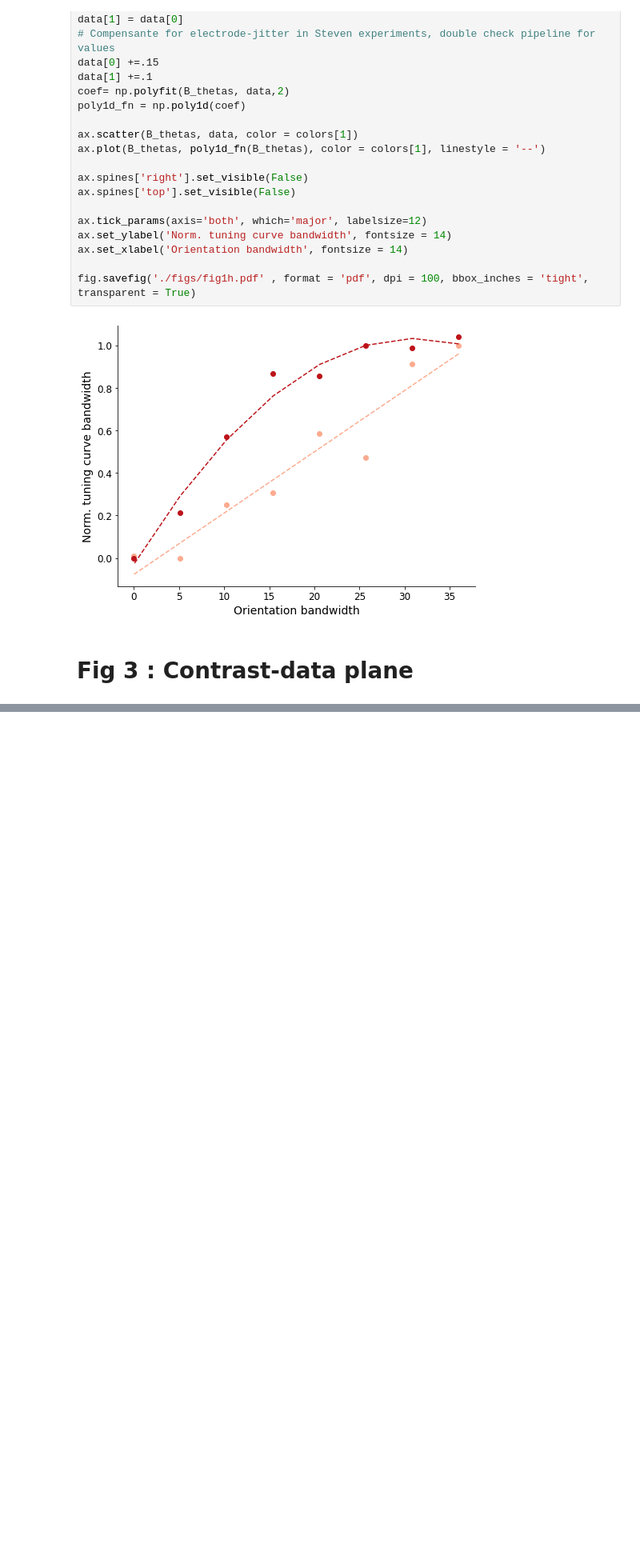
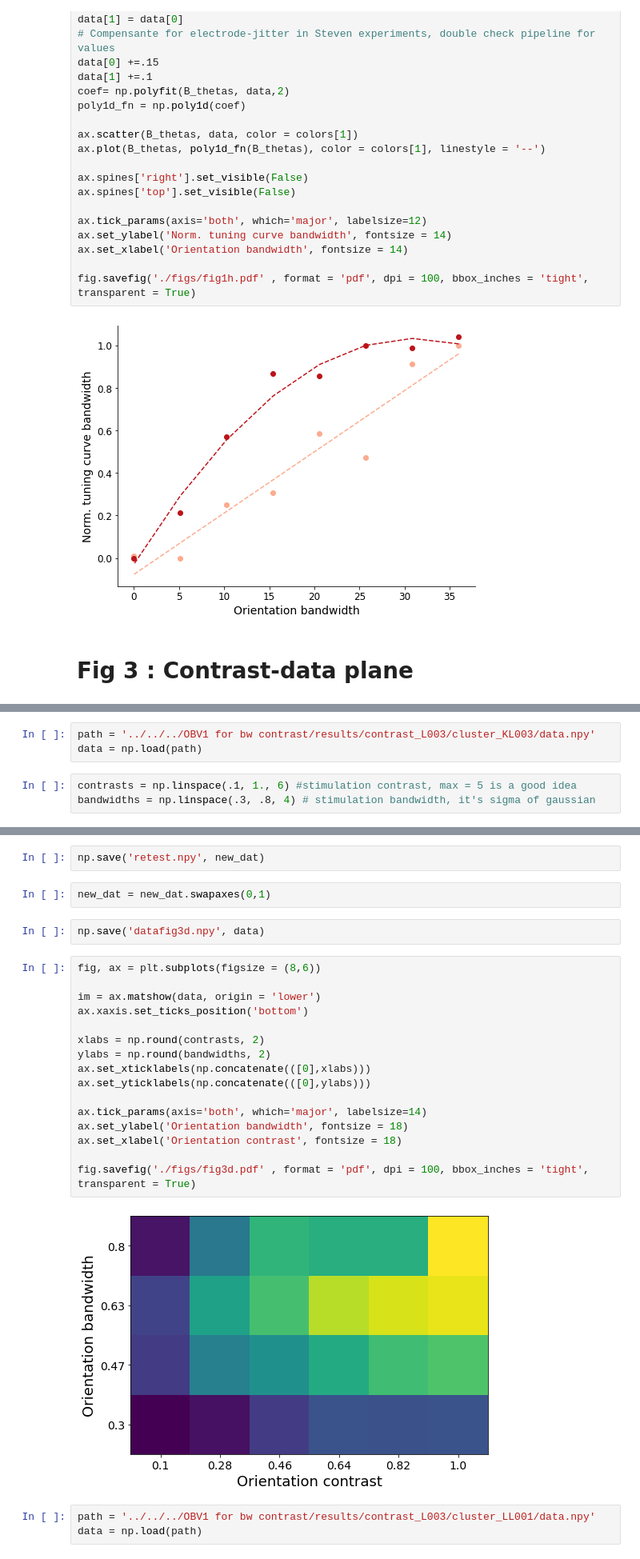
Before and after one commit to hugoladret/bw_invariance, a Jupyter notebook: python/data_analysis.ipynb, the cells around one changed output, grey strips where cells are left out. Shown at 80% size. Saved outputs shown, nothing was run; the diff lists cells and outputs as text; blank space fills up the shorter version.

```diff
--- a/python/data_analysis.ipynb
+++ b/python/data_analysis.ipynb
@@ -147,0 +71,6 @@ array([{'sequence_beg': 130845.0, 'sequence_end': 144786.0, 'sequence_theta': 0.
+# %%
+path = '../../../OBV1 for bw contrast/results/contrast_L003/cluster_KL003/data.npy'
+data = np.load(path)
+# %%
+contrasts = np.linspace(.1, 1., 6) #stimulation contrast, max = 5 is a good idea
+bandwidths = np.linspace(.3, .8, 4) # stimulation bandwidth, it's sigma of gaussian
@@ -147,0 +85,27 @@ array([{'sequence_beg': 130845.0, 'sequence_end': 144786.0, 'sequence_theta': 0.
+# %%
+np.save('retest.npy', new_dat)
+# %%
+new_dat = new_dat.swapaxes(0,1)
+# %%
+np.save('datafig3d.npy', data)
+# %%
+fig, ax = plt.subplots(figsize = (8,6))
+
+im = ax.matshow(data, origin = 'lower')
+ax.xaxis.set_ticks_position('bottom')
+
+xlabs = np.round(contrasts, 2)
+ylabs = np.round(bandwidths, 2)
+ax.set_xticklabels(np.concatenate(([0],xlabs)))
+ax.set_yticklabels(np.concatenate(([0],ylabs)))
+
+ax.tick_params(axis='both', which='major', labelsize=14)
+ax.set_ylabel('Orientation bandwidth', fontsize = 18)
+ax.set_xlabel('Orientation contrast', fontsize = 18)
+
+fig.savefig('./figs/fig3d.pdf' , format = 'pdf', dpi = 100, bbox_inches = 'tight', transparent = True)
+# %% [output]
+[figure, added]
+# %%
+path = '../../../OBV1 for bw contrast/results/contrast_L003/cluster_LL001/data.npy'
+data = np.load(path)
```
Also changed, not shown: parts of 11 cells of this notebook, 13 other files.
